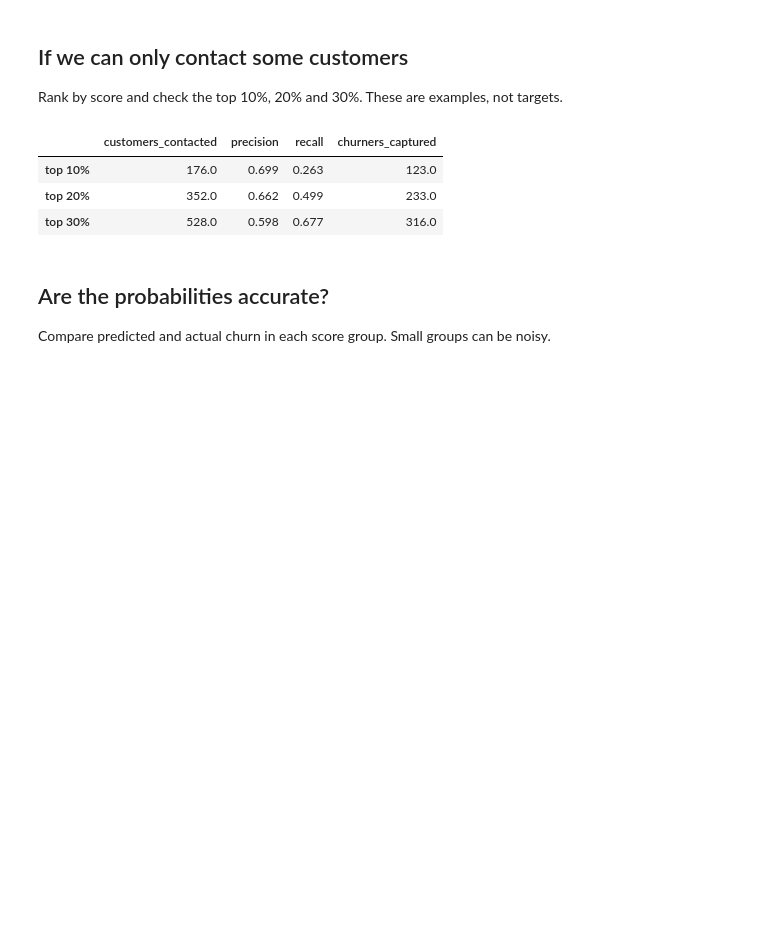
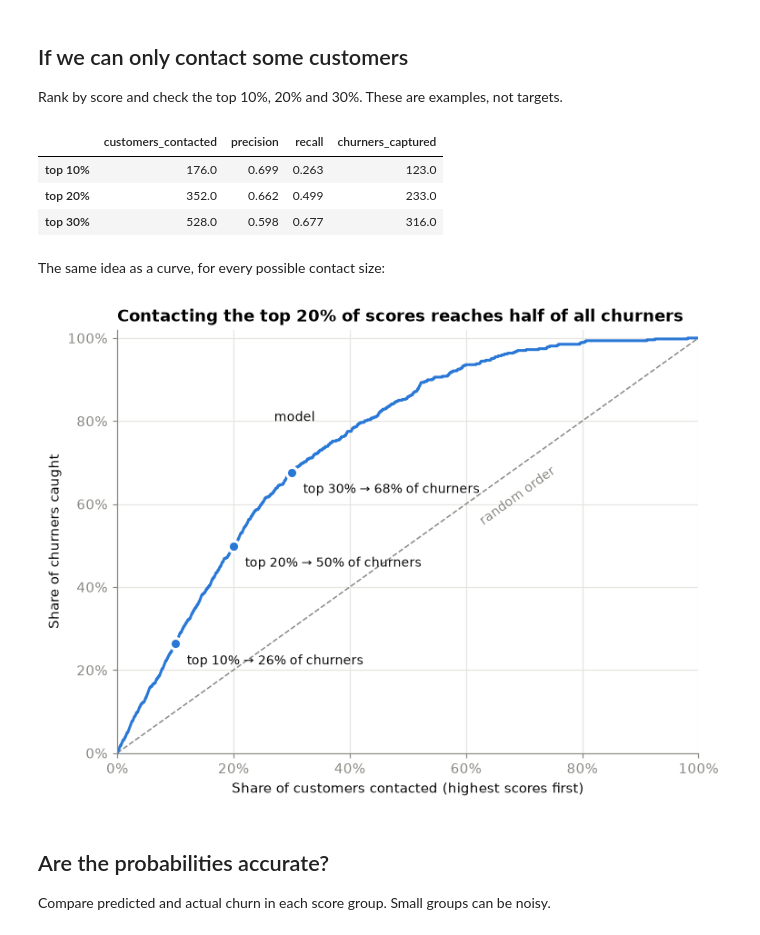
Before and after one commit to Srijana-gits/churn-intelligence, a Jupyter notebook: notebooks/04_evaluation.ipynb, the cells around one changed output. Drawn from its saved outputs; the diff is of its cells as text; code cells hidden in the pictures; blank space fills up the shorter version.

```diff
--- a/notebooks/04_evaluation.ipynb
+++ b/notebooks/04_evaluation.ipynb
@@ -140,6 +183,38 @@ capacity_results.round(3)
 | top 10% | 176.0 | 0.699 | 0.263 | 123.0 |
 | top 20% | 352.0 | 0.662 | 0.499 | 233.0 |
 | top 30% | 528.0 | 0.598 | 0.677 | 316.0 |
+# %% [markdown]
+The same idea as a curve, for every possible contact size:
+# %%
+# Gains curve: contact customers from highest score down, and count churners caught.
+order = np.argsort(-test_probabilities, kind="stable")
+share_contacted = np.arange(1, len(order) + 1) / len(order)
+share_caught = np.cumsum(test_actual[order]) / test_actual.sum()
+
+fig, ax = plt.subplots(figsize=(7.5, 5.5))
+ax.plot([0, 1], [0, 1], color=MUTED, linewidth=1, linestyle="--")
+ax.text(0.62, 0.55, "random order", color=MUTED, fontsize=9, rotation=36)
+ax.plot(np.r_[0, share_contacted], np.r_[0, share_caught], color=BLUE, linewidth=2)
+ax.text(0.27, 0.80, "model", color=INK, fontsize=9)
+
+for share in (0.10, 0.20, 0.30):
+    caught = share_caught[int(np.ceil(len(order) * share)) - 1]
+    ax.plot(share, caught, "o", color=BLUE, markersize=8,
+            markeredgecolor="white", markeredgewidth=2)
+    ax.text(share + 0.02, caught - 0.05, f"top {share:.0%} → {caught:.0%} of churners",
+            color=INK, fontsize=9)
+
+ax.set_title("Contacting the top 20% of scores reaches half of all churners")
+ax.set_xlabel("Share of customers contacted (highest scores first)")
+ax.set_ylabel("Share of churners caught")
+ax.set_xlim(0, 1); ax.set_ylim(0, 1.02)
+ax.xaxis.set_major_formatter(plt.FuncFormatter(lambda x, _: f"{x:.0%}"))
+ax.yaxis.set_major_formatter(plt.FuncFormatter(lambda y, _: f"{y:.0%}"))
+ax.grid(); ax.set_axisbelow(True)
+save(fig, "08_gains_curve")
+plt.show()
+# %% [output]
+[figure, added]
 # %% [markdown]
 ## Are the probabilities accurate?
 
```
Also changed, not shown: parts of 5 cells of this notebook, 4 other files.
